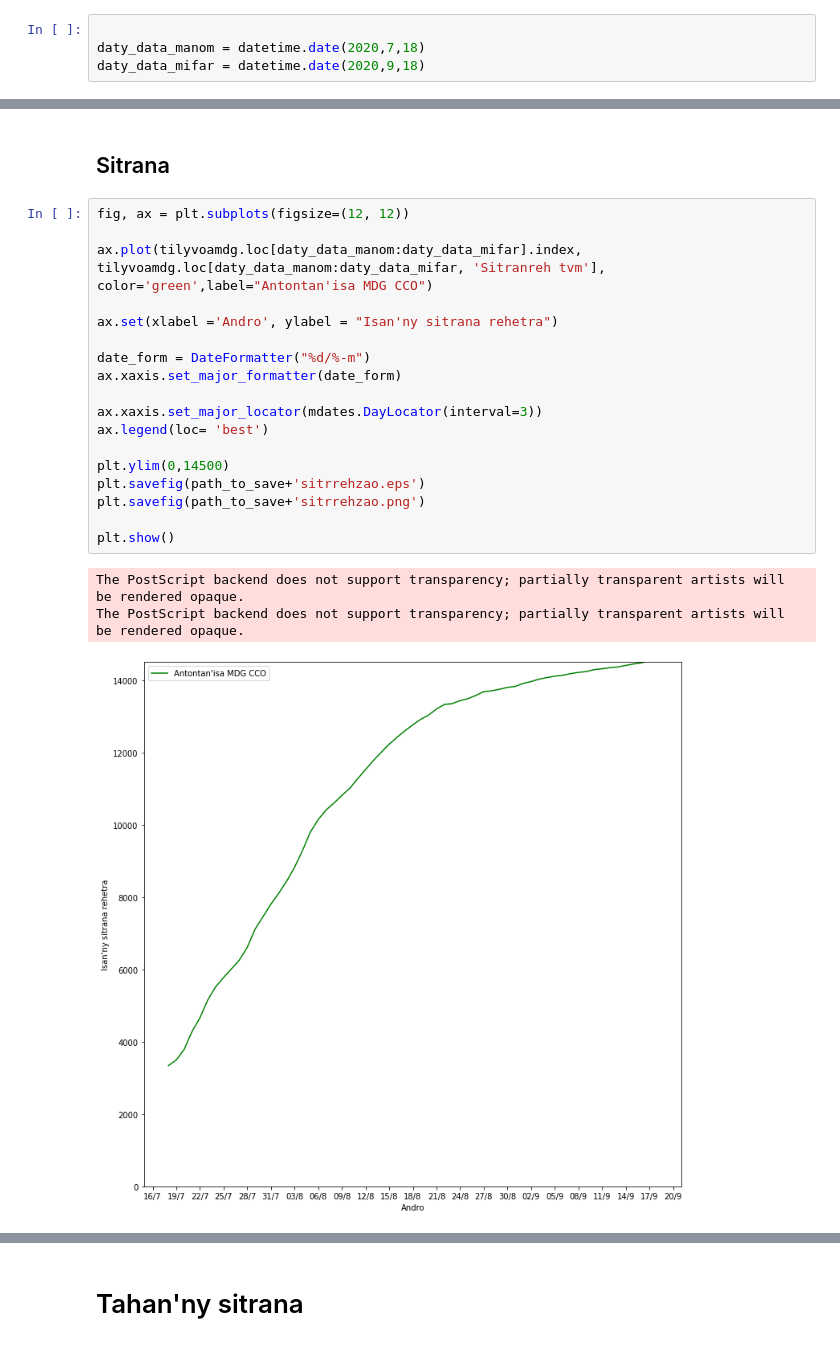
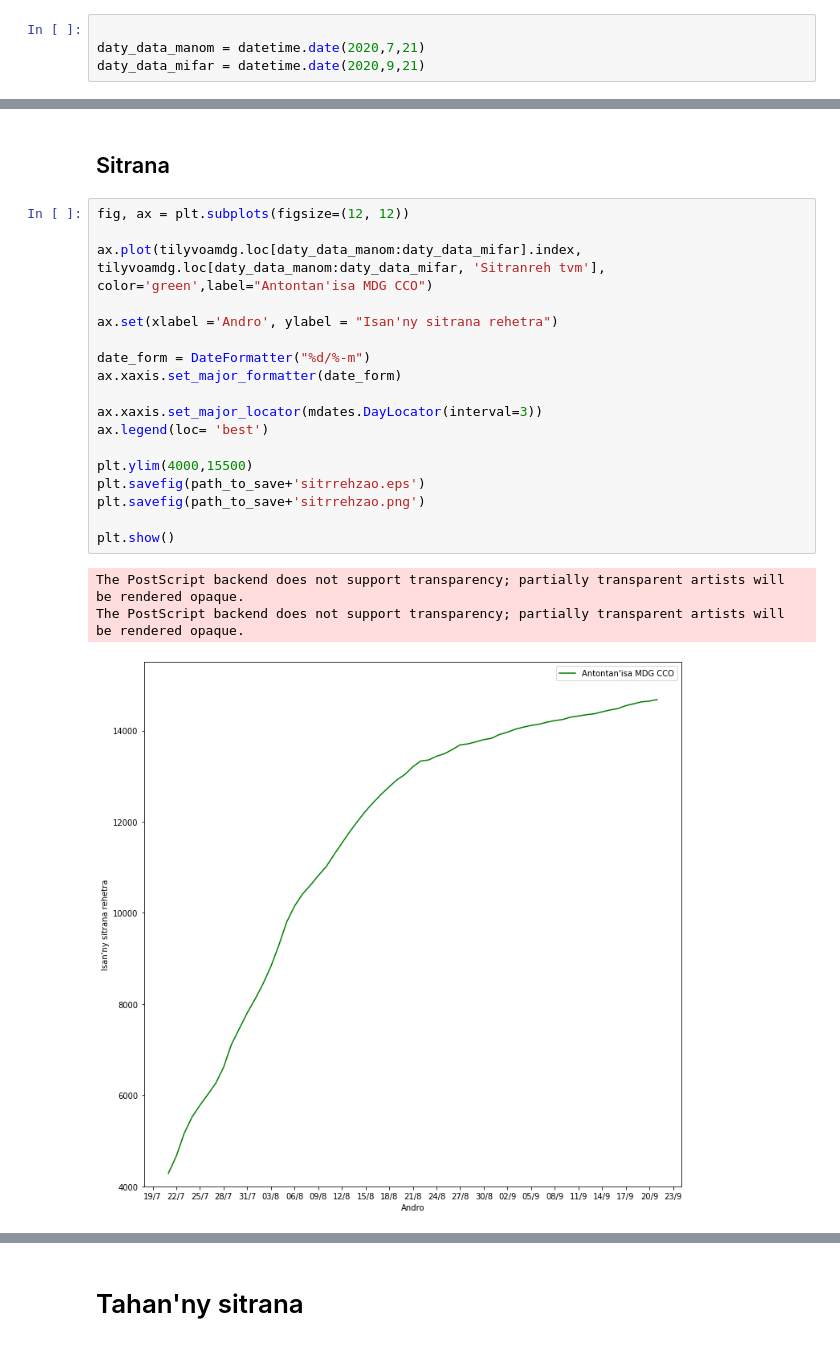
Before and after one commit to tabilaocov/ady_cov, a Jupyter notebook: scr/tabilao/Tabilao.ipynb, the cells around one changed output, grey strips where cells are left out. Drawn from its saved outputs; the diff is of its cells as text.

```diff
--- a/scr/tabilao/Tabilao.ipynb
+++ b/scr/tabilao/Tabilao.ipynb
@@ -130,8 +130,8 @@ path_to_save = '/content/drive/My Drive/sary/'
 path_data = '/content/drive/My Drive/data/'
 # %%
 
-daty_data_manom = datetime.date(2020,7,18)
-daty_data_mifar = datetime.date(2020,9,18)
+daty_data_manom = datetime.date(2020,7,21)
+daty_data_mifar = datetime.date(2020,9,21)
 # %%
 fig, ax = plt.subplots(figsize=(12, 12))
 
@@ -690,25 +690,25 @@ The PostScript backend does not support transparency; partially transparent arti
 # %%
 fig, ax = plt.subplots(figsize=(12, 12))
 
 ax.plot(tilyvoamdg.loc[daty_data_manom:daty_data_mifar].index, tilyvoamdg.loc[daty_data_manom:daty_data_mifar, 'Sitranreh tvm'], color='green',label="Antontan'isa MDG CCO")
 
 ax.set(xlabel ='Andro', ylabel = "Isan'ny sitrana rehetra")
 
 date_form = DateFormatter("%d/%-m")
 ax.xaxis.set_major_formatter(date_form)
 
 ax.xaxis.set_major_locator(mdates.DayLocator(interval=3))
 ax.legend(loc= 'best')
 
-plt.ylim(0,14500)
+plt.ylim(4000,15500)
 plt.savefig(path_to_save+'sitrrehzao.eps')
 plt.savefig(path_to_save+'sitrrehzao.png')
 
 plt.show()
 # %% [output]
 The PostScript backend does not support transparency; partially transparent artists will be rendered opaque.
 The PostScript backend does not support transparency; partially transparent artists will be rendered opaque.
-[figure, old version]
+[figure, new version]
 # %%
 fig, ax = plt.subplots(figsize=(12, 12))
 
```
Also changed, not shown: parts of 32 cells of this notebook.
